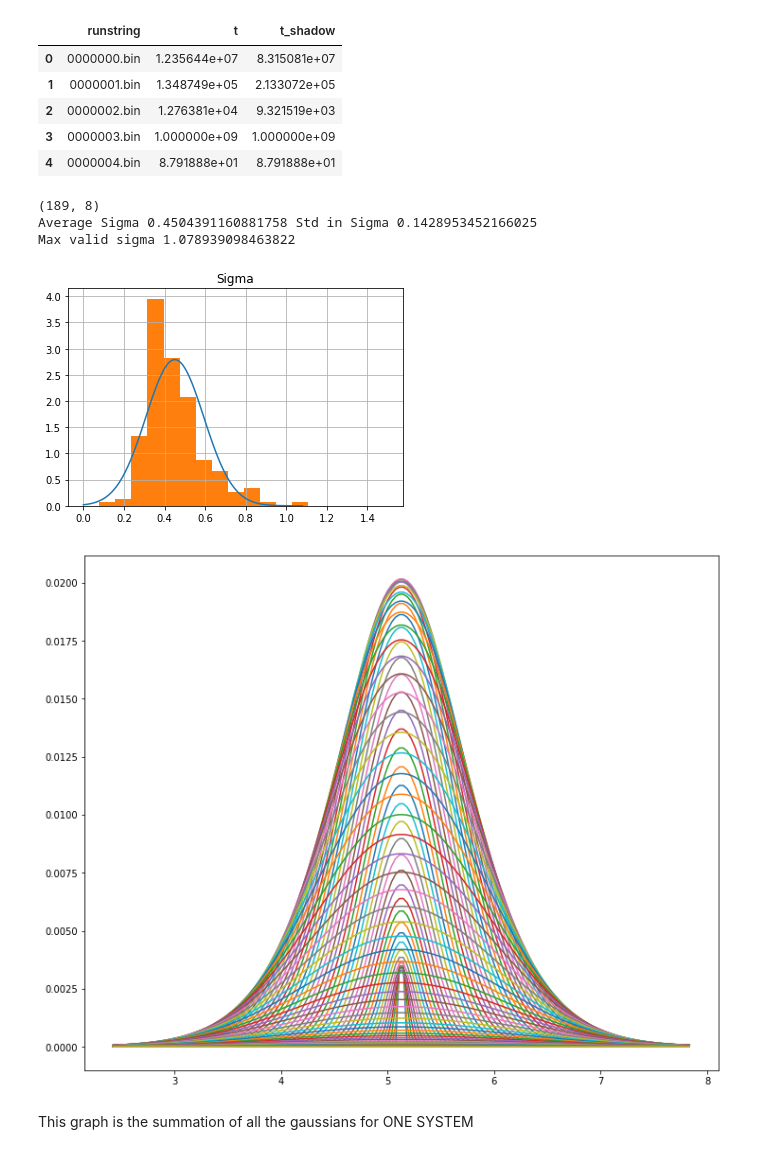
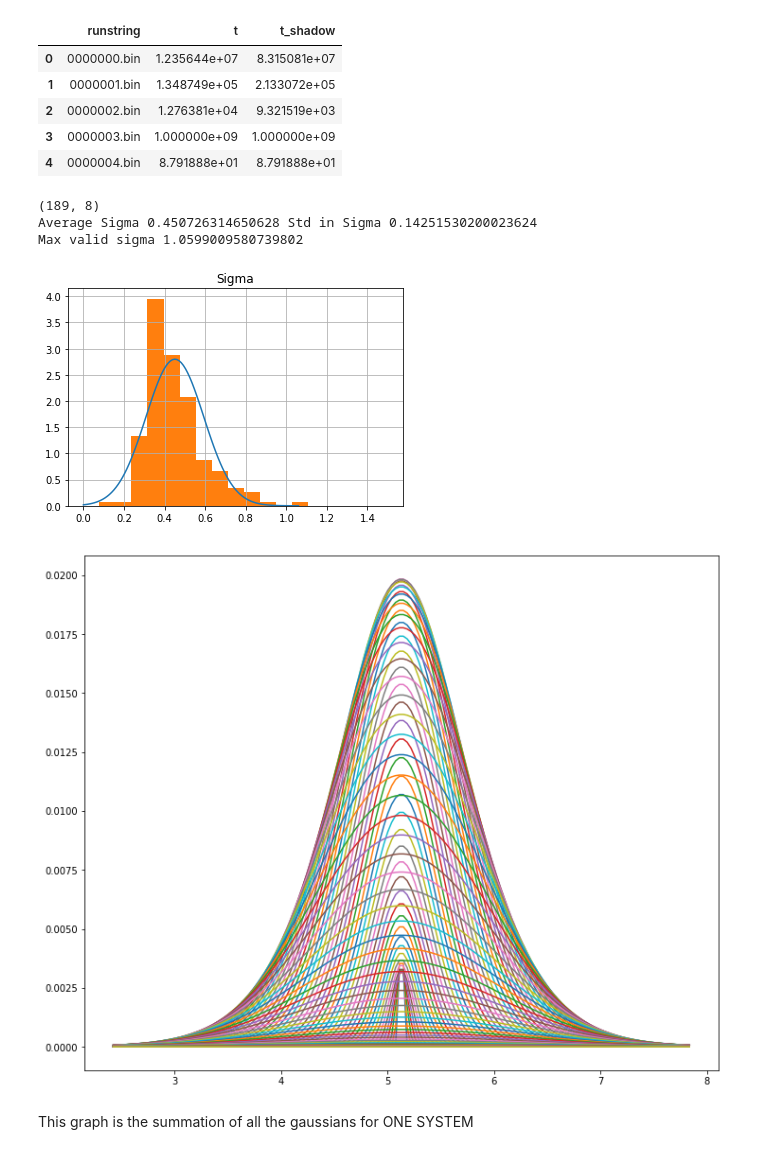
Before and after one commit to Naireen/StabilitySetImage, a Jupyter notebook: Analysis/Random_Convolving_Instability_Times.ipynb, the cells around one changed output. Saved outputs shown, nothing was run; the diff lists cells and outputs as text; code cells hidden in the pictures.

```diff
--- a/Analysis/Random_Convolving_Instability_Times.ipynb
+++ b/Analysis/Random_Convolving_Instability_Times.ipynb
@@ -23,7 +23,7 @@ test_systems.head()
 #pull up gaussian fits, and the P value significance, to take all systems with above 1-e6.
 #this is a reasonable threshold because higher than that removes many systems, and lower than that includes many odd systems
 
-info_frame = pd.read_csv("../csvs/random/ProbabilityTable_Fixed_Covariences_266.csv")
+info_frame = pd.read_csv("../csvs/random/Gaussian_Fits_266.csv")
 significances = pd.read_csv("../csvs/random/significance_scores.csv")
 
 good_fits = significances[significances["KS_P"]>1e-6]
@@ -44,9 +44,9 @@ valid_gaus_params.hist("Sigma", normed = 1, ax = ax, bins = bins)
 print("Max valid sigma", valid_gaus_params["Sigma"].max())
 # %% [output]
 (189, 8)
-Average Sigma 0.4504391160881758 Std in Sigma 0.1428953452166025
-Max valid sigma 1.078939098463822
+Average Sigma 0.450726314650628 Std in Sigma 0.14251530200023624
+Max valid sigma 1.0599009580739802
-[figure, old version]
+[figure, new version]
 # %%
 from scipy.stats import norm
 # p is the sigma distribution
@@ -59,7 +59,6 @@ norm_prob_sig = prob_sig/(prob_sig.sum())
 # %%
 #Analytically over each of the mu;s, how to combine the sigmas?
 #try with the first 100
-trial = 10 #how many to test it with
 max_sigma = mu_fit #the center, used to define bins
 increments = 150 # how fine does the convoltion have to be?
 #bins = np.linspace(0, 1.5, 20)
@@ -74,34 +73,34 @@ for i in range(0, trial,1):
         fixed_sigma=x[j]
         t_sim = np.log10(valid_delta_times["t"].values[i])
         bins = np.linspace(t_sim -6*max_sigma, t_sim +6*max_sigma, increments)
 
         #print t_sim
         #p = p*prob*norm_prob_sig[j]
 
         final_y = norm.pdf(bins, t_sim, fixed_sigma*2**0.5)* norm_prob_sig[j]
 
         total_y +=final_y
 
         plt.plot(bins, final_y )
     break
 
 """
 
 
 total_y= np.zeros(increments)
 for j in range(1,int(prob_sig.shape[0]), 1):
     fixed_sigma=x[j]
     t_sim = np.log10(valid_delta_times["t"].values[0]) # take the first one
     # doesn't matter, the resulting shape will be the same regarless where you do it
     bins = np.linspace(t_sim -6*max_sigma, t_sim +6*max_sigma, increments)
     final_y = norm.pdf(bins, t_sim, fixed_sigma*2**0.5)* norm_prob_sig[j]
     total_y +=final_y
     plt.plot(bins, final_y )
 
 end = time.time()
 plt.show()
 # %% [output]
-[figure, old version]
+[figure, new version]
 # %% [markdown]
 This graph is the summation of all the gaussians for ONE SYSTEM
 # %%
```
Also changed, not shown: parts of 1 cell of this notebook, 6 other files.
